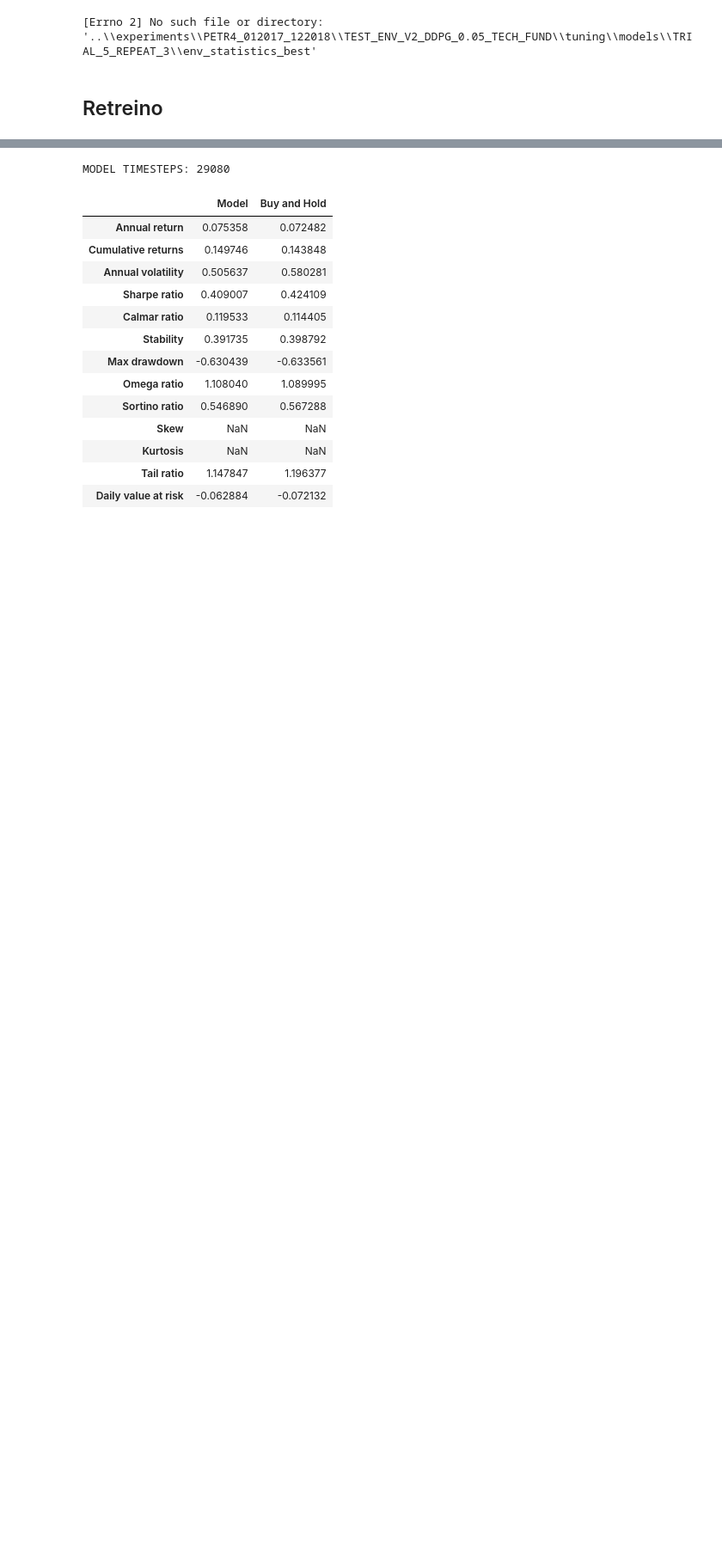
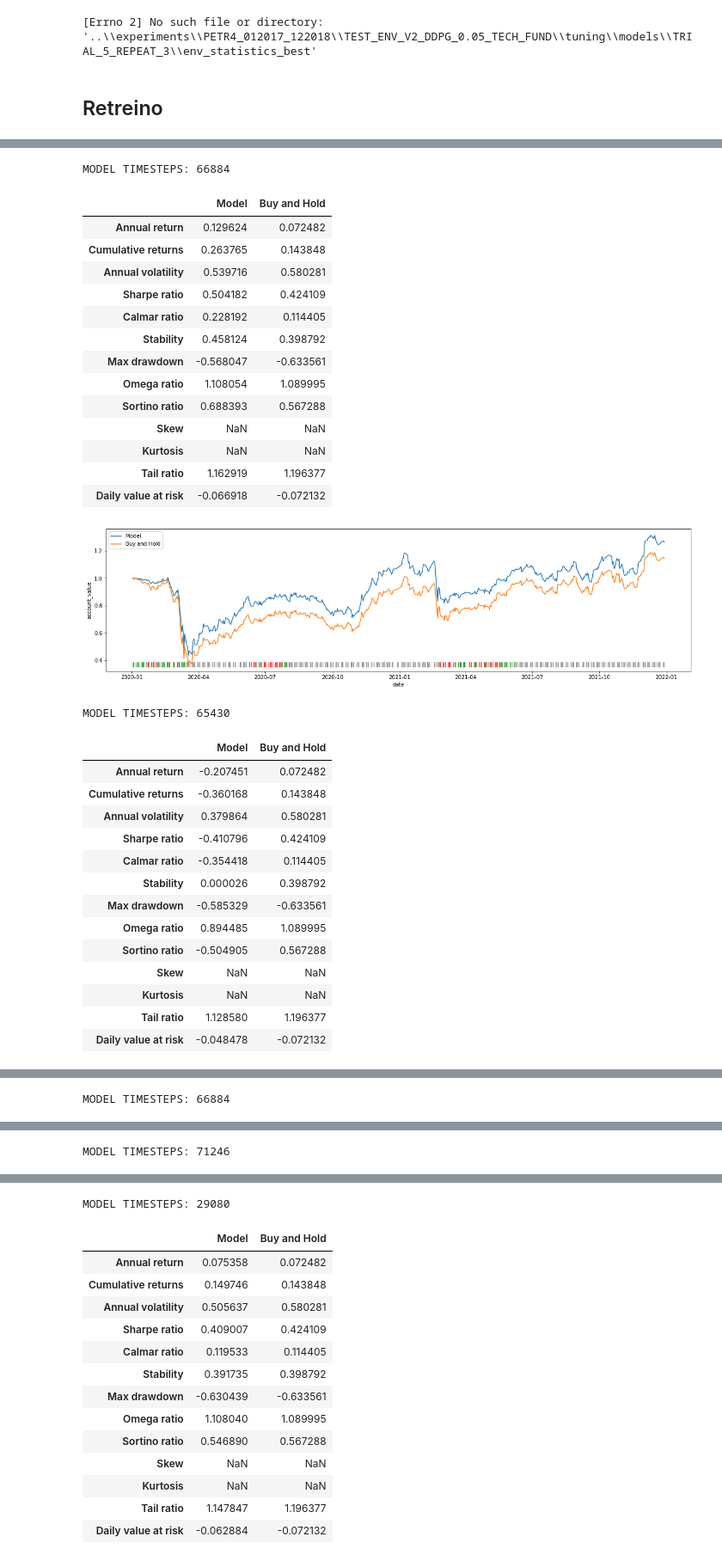
Before and after one commit to EdyAlenquer/drl-stock-market, a Jupyter notebook: notebooks/testing_tuning_trials.ipynb, the cells around one changed output, grey strips where cells are left out. Shown at 86% size. Cells and saved outputs as stored; diff of their text form; code cells hidden in the pictures; blank space fills up the shorter version.

```diff
--- a/notebooks/testing_tuning_trials.ipynb
+++ b/notebooks/testing_tuning_trials.ipynb
@@ -408,0 +465,59 @@ AgentDDPG
+# %%
+df_result = pd.DataFrame()
+for i in range(10):
+
+    best_model_path = os.path.join(
+        Path(HYPERPARAMETERS_PATH).parent,
+        'retrain_and_evaluation',
+        str(i)
+    )
+
+    model = train_and_return_model(
+        train_set=train_set,
+        trade_set=trade_set,
+        env_kwargs=env_kwargs,
+        use_invert_action_env = True,
+        algorithm=args['alg'],
+        train_episodes=20,
+        model_params=best_params,
+        return_best_model=True,
+        best_model_path=best_model_path
+    )
+
+    temp_result = predict_and_evaluate(model)
+
+    df_result = pd.concat([df_result, temp_result])
+
+display(df_result.reset_index().groupby('index').agg(['mean', 'std']))
+# %% [output]
+MODEL TIMESTEPS: 66884
+|  | Model | Buy and Hold |
+| Annual return | 0.129624 | 0.072482 |
+| Cumulative returns | 0.263765 | 0.143848 |
+| Annual volatility | 0.539716 | 0.580281 |
+| Sharpe ratio | 0.504182 | 0.424109 |
+| Calmar ratio | 0.228192 | 0.114405 |
+| Stability | 0.458124 | 0.398792 |
+| Max drawdown | -0.568047 | -0.633561 |
+| Omega ratio | 1.108054 | 1.089995 |
+| Sortino ratio | 0.688393 | 0.567288 |
+| Skew | NaN | NaN |
+| Kurtosis | NaN | NaN |
+| Tail ratio | 1.162919 | 1.196377 |
+| Daily value at risk | -0.066918 | -0.072132 |
+[figure, added]
+MODEL TIMESTEPS: 65430
+|  | Model | Buy and Hold |
+| Annual return | -0.207451 | 0.072482 |
+| Cumulative returns | -0.360168 | 0.143848 |
+| Annual volatility | 0.379864 | 0.580281 |
+| Sharpe ratio | -0.410796 | 0.424109 |
+| Calmar ratio | -0.354418 | 0.114405 |
+| Stability | 0.000026 | 0.398792 |
+| Max drawdown | -0.585329 | -0.633561 |
+| Omega ratio | 0.894485 | 1.089995 |
+| Sortino ratio | -0.504905 | 0.567288 |
+| Skew | NaN | NaN |
+| Kurtosis | NaN | NaN |
+| Tail ratio | 1.128580 | 1.196377 |
+| Daily value at risk | -0.048478 | -0.072132 |
@@ -408,0 +525 @@ AgentDDPG
+MODEL TIMESTEPS: 66884
@@ -408,0 +541 @@ AgentDDPG
+MODEL TIMESTEPS: 71246
```
Also changed, not shown: parts of 9 cells of this notebook.
